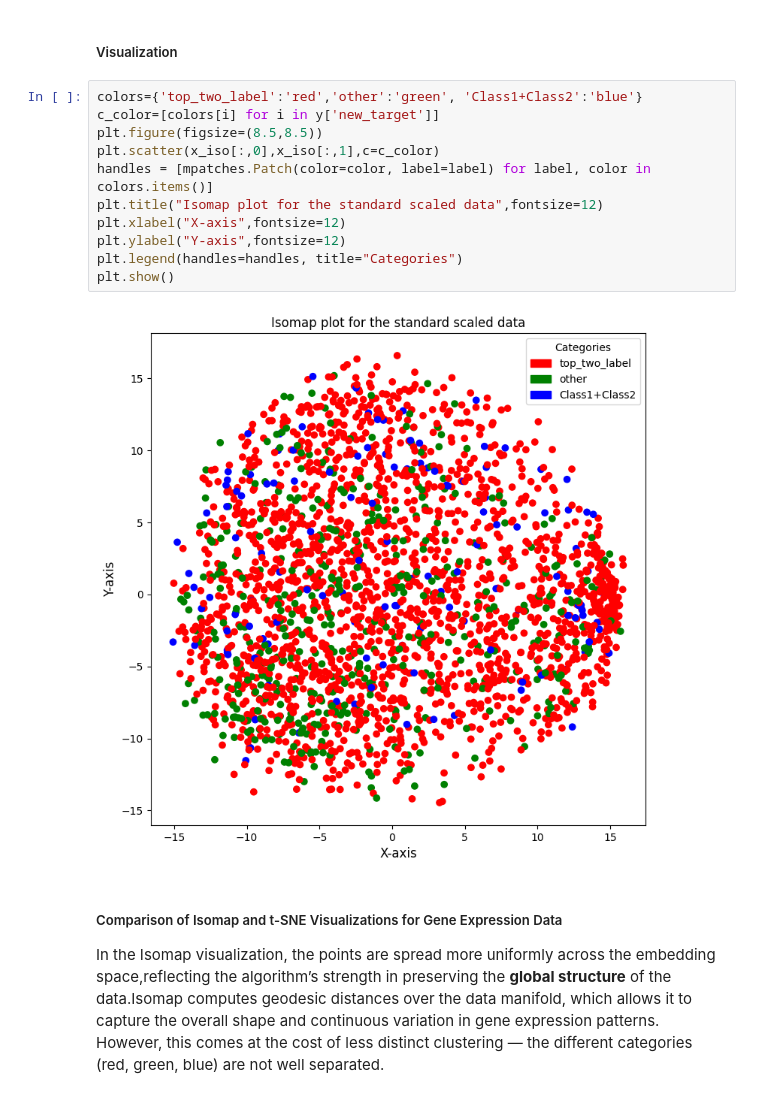
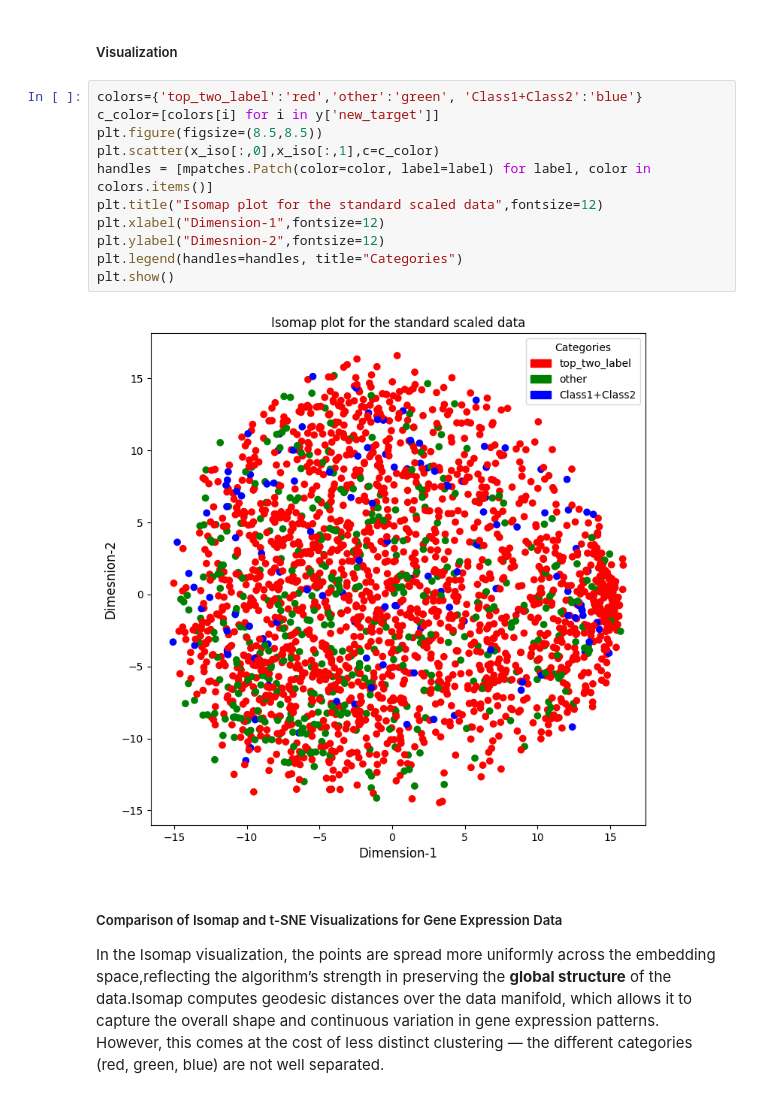
Before and after one commit to abhi-vas/Assignment-5-DA-, a Jupyter notebook: Assignment-5.ipynb, the cells around one changed output. Saved outputs shown, nothing was run; the diff lists cells and outputs as text.

```diff
--- a/Assignment-5.ipynb
+++ b/Assignment-5.ipynb
@@ -489,16 +491,16 @@ In contrast, **t-SNE** (t-Distributed Stochastic Neighbor Embedding) prioritizes
 # %%
 colors={'top_two_label':'red','other':'green', 'Class1+Class2':'blue'}
 c_color=[colors[i] for i in y['new_target']]
 plt.figure(figsize=(8.5,8.5))
 plt.scatter(x_iso[:,0],x_iso[:,1],c=c_color)
 handles = [mpatches.Patch(color=color, label=label) for label, color in colors.items()]
 plt.title("Isomap plot for the standard scaled data",fontsize=12)
-plt.xlabel("X-axis",fontsize=12)
-plt.ylabel("Y-axis",fontsize=12)
+plt.xlabel("Dimension-1",fontsize=12)
+plt.ylabel("Dimesnion-2",fontsize=12)
 plt.legend(handles=handles, title="Categories")
 plt.show()
 # %% [output]
-[figure, old version]
+[figure, new version]
 # %% [markdown]
 ##### Comparison of Isomap and t-SNE Visualizations for Gene Expression Data
 
```
Also changed, not shown: parts of 3 cells of this notebook.
